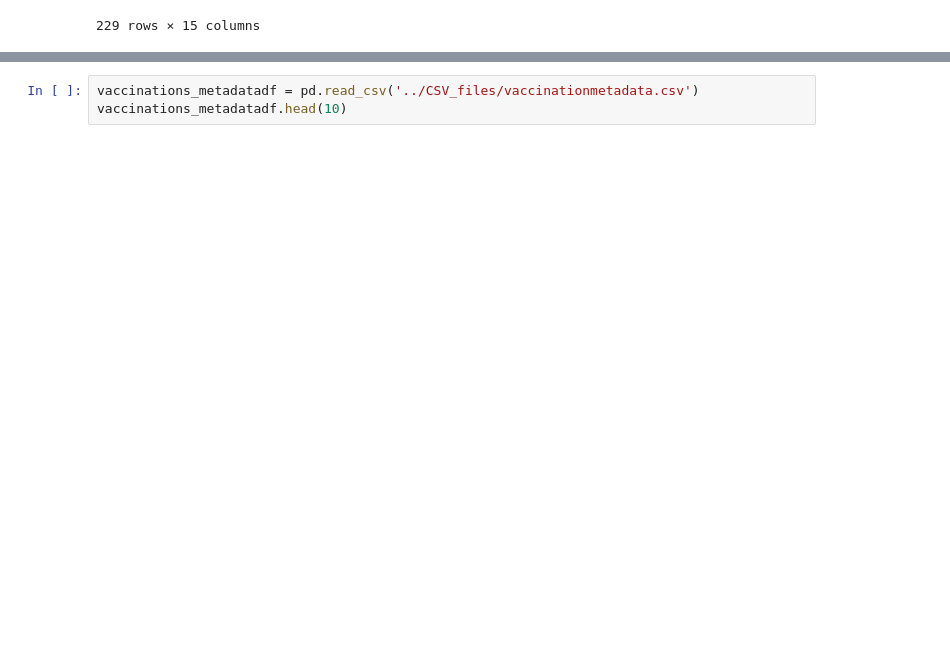
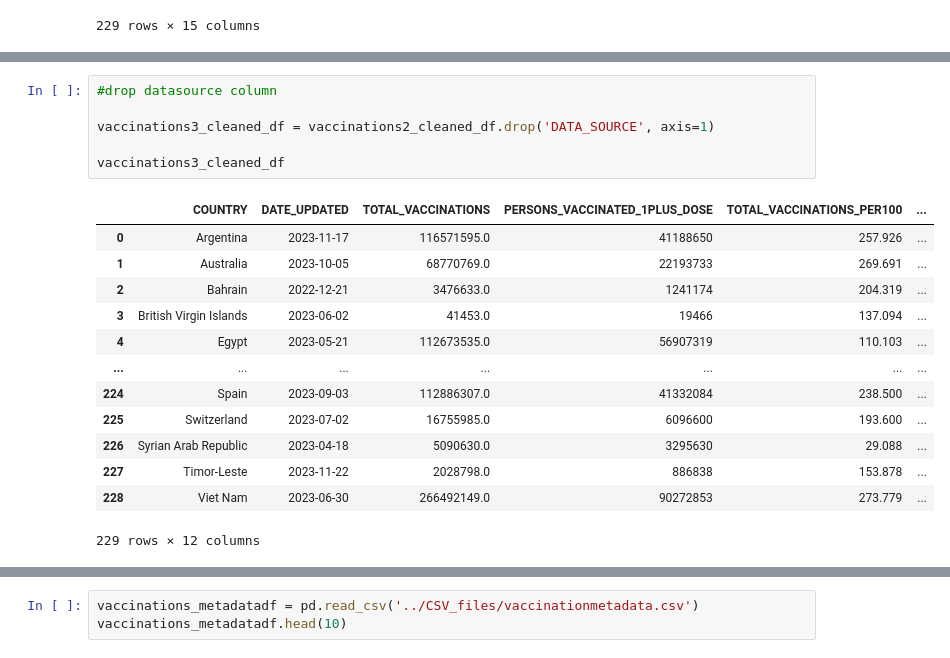
Before and after one commit to flopezco12/Project_2_COVID, a Jupyter notebook: Data Cleaning and Exploration/DataExploration.ipynb, the cells around one changed output, grey strips where cells are left out. Saved outputs shown, nothing was run; the diff lists cells and outputs as text; blank space fills up the shorter version.

```diff
--- a/Data Cleaning and Exploration/DataExploration.ipynb
+++ b/Data Cleaning and Exploration/DataExploration.ipynb
@@ -146,0 +156,20 @@ vaccinations1_cleaned_df
+# %%
+#drop datasource column
+
+vaccinations3_cleaned_df = vaccinations2_cleaned_df.drop('DATA_SOURCE', axis=1)
+
+vaccinations3_cleaned_df
+# %% [output]
+|  | COUNTRY | DATE_UPDATED | TOTAL_VACCINATIONS | PERSONS_VACCINATED_1PLUS_DOSE | TOTAL_VACCINATIONS_PER100 | ... |
+| 0 | Argentina | 2023-11-17 | 116571595.0 | 41188650 | 257.926 | ... |
+| 1 | Australia | 2023-10-05 | 68770769.0 | 22193733 | 269.691 | ... |
+| 2 | Bahrain | 2022-12-21 | 3476633.0 | 1241174 | 204.319 | ... |
+| 3 | British Virgin Islands | 2023-06-02 | 41453.0 | 19466 | 137.094 | ... |
+| 4 | Egypt | 2023-05-21 | 112673535.0 | 56907319 | 110.103 | ... |
+| ... | ... | ... | ... | ... | ... | ... |
+| 224 | Spain | 2023-09-03 | 112886307.0 | 41332084 | 238.500 | ... |
+| 225 | Switzerland | 2023-07-02 | 16755985.0 | 6096600 | 193.600 | ... |
+| 226 | Syrian Arab Republic | 2023-04-18 | 5090630.0 | 3295630 | 29.088 | ... |
+| 227 | Timor-Leste | 2023-11-22 | 2028798.0 | 886838 | 153.878 | ... |
+| 228 | Viet Nam | 2023-06-30 | 266492149.0 | 90272853 | 273.779 | ... |
+229 rows × 12 columns
```
Also changed, not shown: parts of 11 cells of this notebook.
